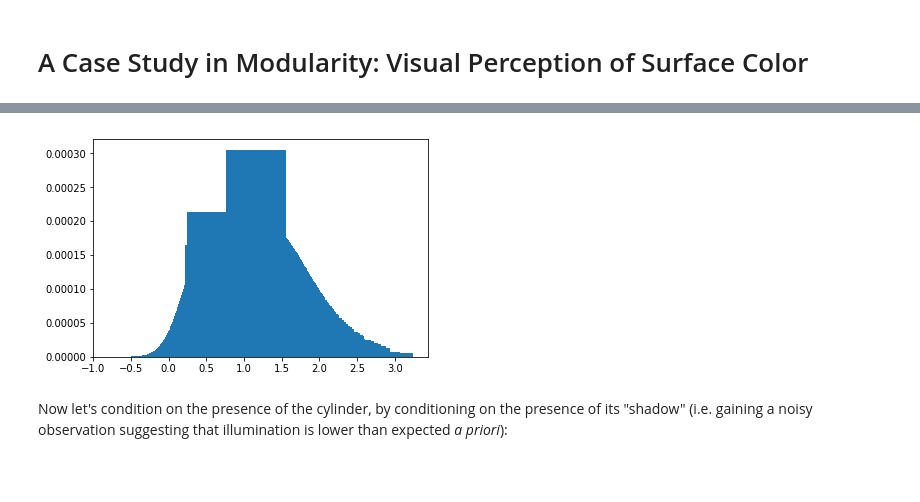
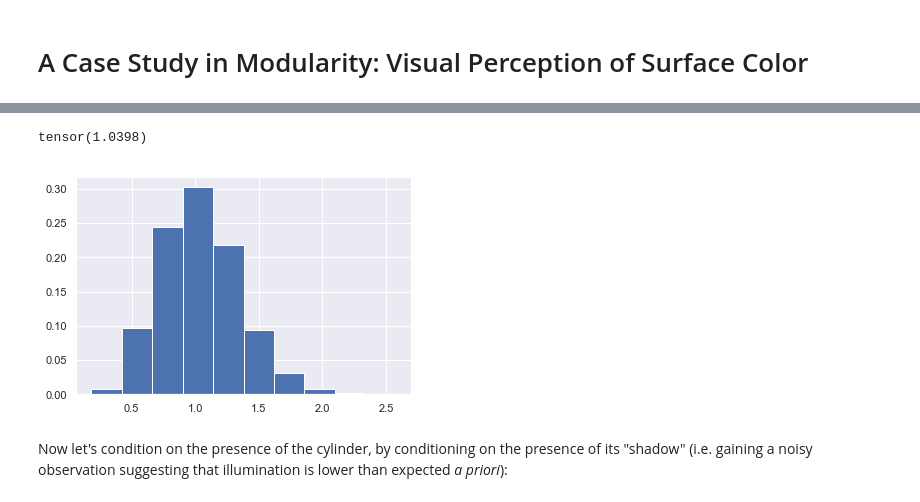
Before and after one commit to ebigelow/probmods-pyro, a Jupyter notebook: chapters/Chapter 5 - Conditional Dependence.ipynb, the cells around one changed output, grey strips where cells are left out. Saved outputs shown, nothing was run; the diff lists cells and outputs as text; code cells hidden in the pictures; blank space fills up the shorter version.

Commit message:
seabornify and fix plots in ch 5.

```diff
--- a/chapters/Chapter 5 - Conditional Dependence.ipynb
+++ b/chapters/Chapter 5 - Conditional Dependence.ipynb
@@ -582,20 +569,21 @@ The following program implements a simple version of this scenario "before" we s
 # %%
 observed_luminance = torch.tensor(3)
 
 def model():
     reflectance = pyro.sample('reflectance', dist.Normal(1, 1))
-    illumination = pyro.sample('illumination', dist.Normal(3, 1))  # TODO: pyro.sample?
+    illumination = pyro.sample('illumination', dist.Normal(3, 1))
     luminance = reflectance * illumination
     pyro.sample('luminance', dist.Normal(luminance, 1), obs=observed_luminance)
     return reflectance
 
-reflectance_posterior = Infer(model, posterior_method='MH', num_samples=10000)
+reflectance_posterior = Infer(model, posterior_method='MH', num_samples=10000, draw_samples=True)
 
-# print(expectation(reflectance_posterior))
+print(reflectance_posterior.mean())
 viz(reflectance_posterior)
 # %% [output]
 [interactive output not drawn]
+tensor(1.0398)
-[figure, old version]
+[figure, new version]
 # %% [markdown]
 Now let's condition on the presence of the cylinder, by conditioning on the presence of its "shadow" (i.e. gaining a noisy observation suggesting that illumination is lower than expected *a priori*):
 # %%
```
Also changed, not shown: parts of 18 cells of this notebook, 1 other file.
